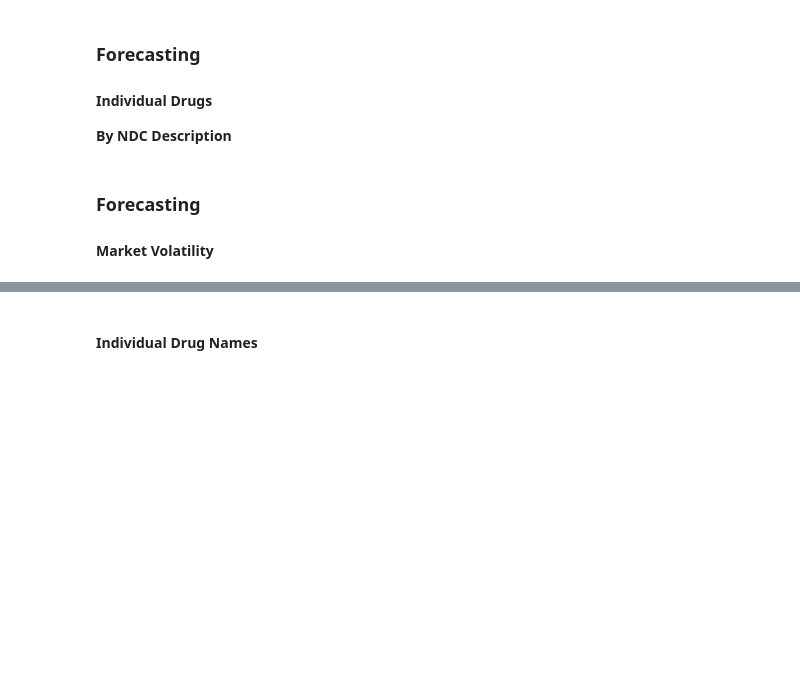
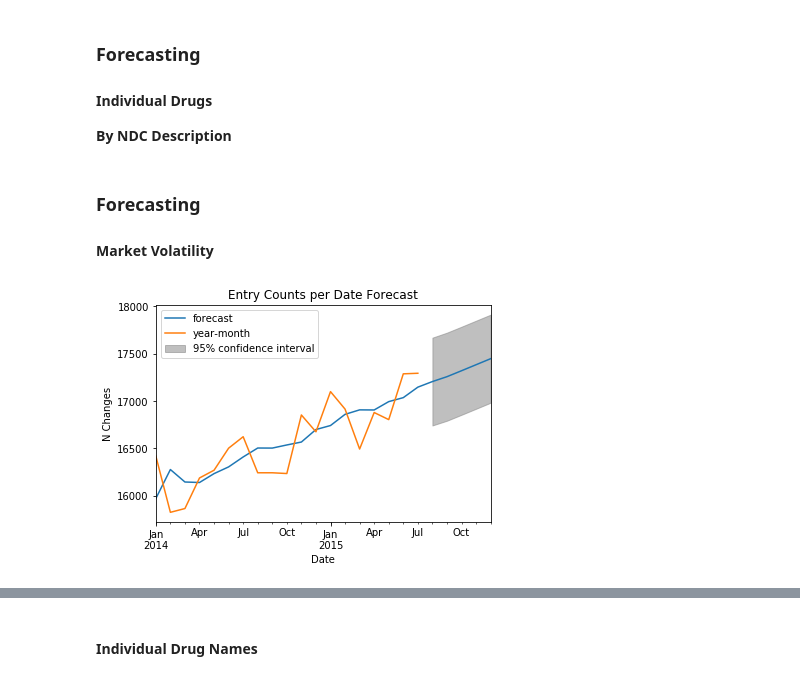
Before and after one commit to Cervantes92/drug-prices, a Jupyter notebook: main.ipynb, the cells around one changed output, grey strips where cells are left out. Cells and saved outputs as stored; diff of their text form; code cells hidden in the pictures; blank space fills up the shorter version.

Commit message:
ARIMA forecasting of market volatility

```diff
--- a/main.ipynb
+++ b/main.ipynb
@@ -506,16 +516,10 @@ plt.show()
 # %% [output]
 [figure]
 # %%
-#Print out correlation/pvalue
-a = mnth_count
-b = mnth_avgs['percent_change']
-c = mnth_sum['total_price_change']
-
 #Calculate the correlation within these and their respective p-values
-
-count_arima = ARIMA(mnth_count, order=(1,1,1)) #Play around with the order (110 101)
-p_chng_arima = ARIMA(mnth_avgs['percent_change'], order=(1,0,0))
-tot_chng = ARIMA(mnth_sum['total_price_change'], order=(1,0,0))
+count_arima = ARIMA(mnth_count[0:int(len(mnth_count) * TRAIN_SPLIT)], order=(1,1,1)) #Play around with the order (110 101)
+p_chng_arima = ARIMA(mnth_avgs['percent_change'][0:int(len(mnth_count) * TRAIN_SPLIT)], order=(1,1,1))
+tot_chng = ARIMA(mnth_sum['total_price_change'][0:int(len(mnth_count) * TRAIN_SPLIT)], order=(1,1,1))
 
 count_arima_fit = count_arima.fit()
 p_chng_arima_fit = p_chng_arima.fit()
@@ -654,0 +655,25 @@ top_n_drug_name = raw['drug_name'].value_counts().sort_values(ascending = False)
+# %%
+#Now we will forecast the next two years of monthly entry counts
+#We have already trained the model on the training set, and now we can validate it on the test set.
+
+#count_arima_fit.predict()
+size = int(len(mnth_count) * TRAIN_SPLIT)
+test =  mnth_count[size:len(mnth_count)]
+
+mnth_count.sort_index()
+#Create prediction array
+
+
+#Create array of timestamps:
+
+#plt.plot(mnth_count, color = 'blue')
+
+count_arima_fit.plot_predict(start = mnth_count.index[1],end = max(mnth_count.index))
+plt.title('Entry Counts per Date Forecast')
+#plt.xticks(np.arange(0,len(mnth_count.index), round((len(mnth_count.index)) / 8)), rotation = 70)
+plt.legend(loc = 'upper left')
+plt.xlabel('Date')
+plt.ylabel('N Changes')
+plt.show()
+# %% [output]
+[figure, added]
```
Also changed, not shown: parts of 10 cells of this notebook.
